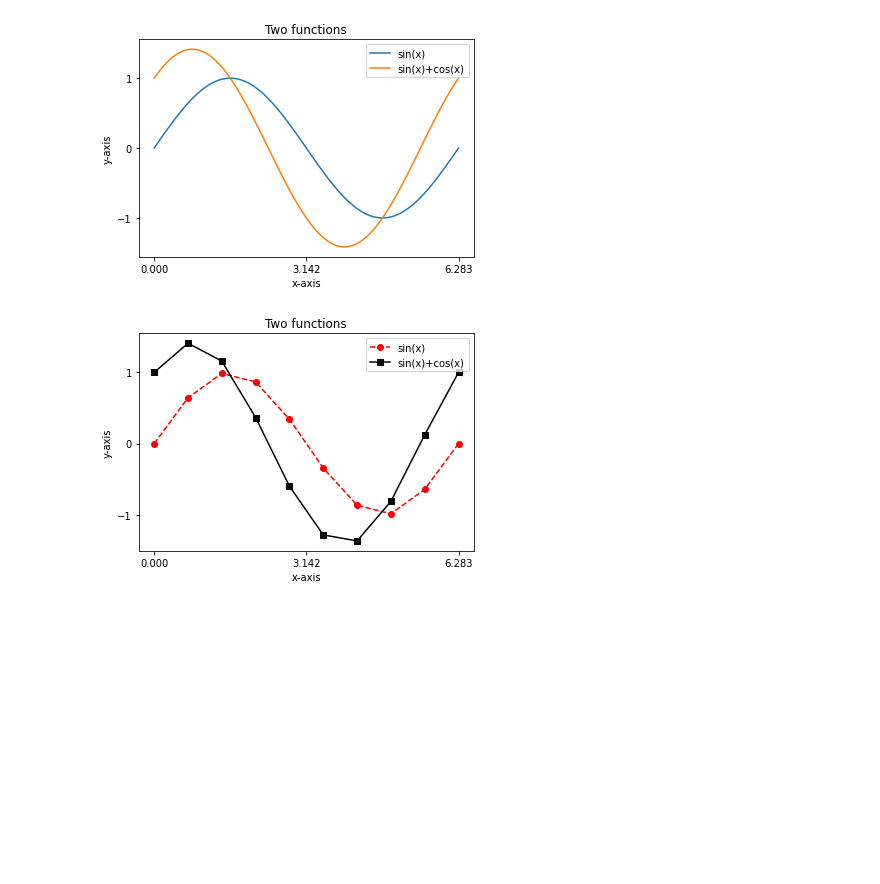
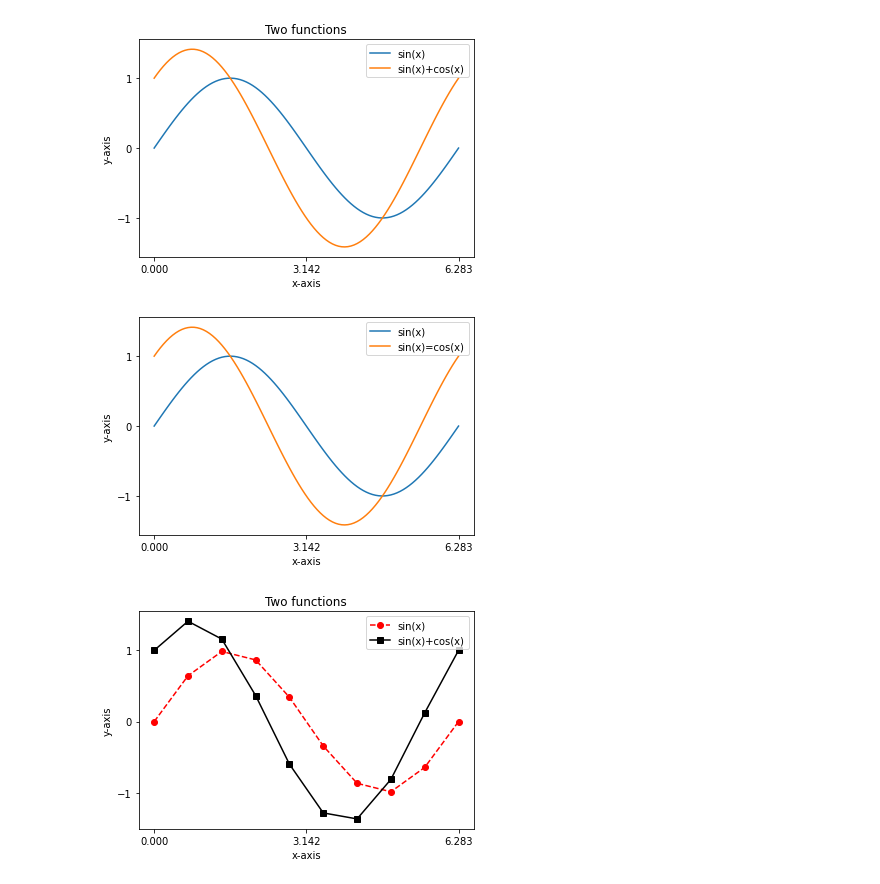
Before and after one commit to ldi0422/1801317, a Jupyter notebook: 이대인_2강3강.ipynb, the cells around one changed output. Saved outputs shown, nothing was run; the diff lists cells and outputs as text; code cells hidden in the pictures; blank space fills up the shorter version.

```diff
--- a/이대인_2강3강.ipynb
+++ b/이대인_2강3강.ipynb
@@ -264,5 +259,18 @@ plt.legend(['sin(x)','sin(x)+cos(x)'])
 plt.show()
 # %% [output]
 [figure]
+# %%
+x=np.linspace(0,2*np.pi,100)
+y1=np.sin(x)
+y2=np.sin(x)+np.cos(x)
+plt.plot(x,y1,x,y2)
+plt.xticks([0,np.pi,2*np.pi])
+plt.yticks([-1,0,+1])
+plt.xlabel('x-axis')
+plt.ylabel('y-axis')
+plt.legend(['sin(x)','sin(x)=cos(x)'])
+plt.show()
+# %% [output]
+[figure, added]
 # %%
 x=np.linspace(0,2*np.pi,10)
```
Also changed, not shown: parts of 3 cells of this notebook.
